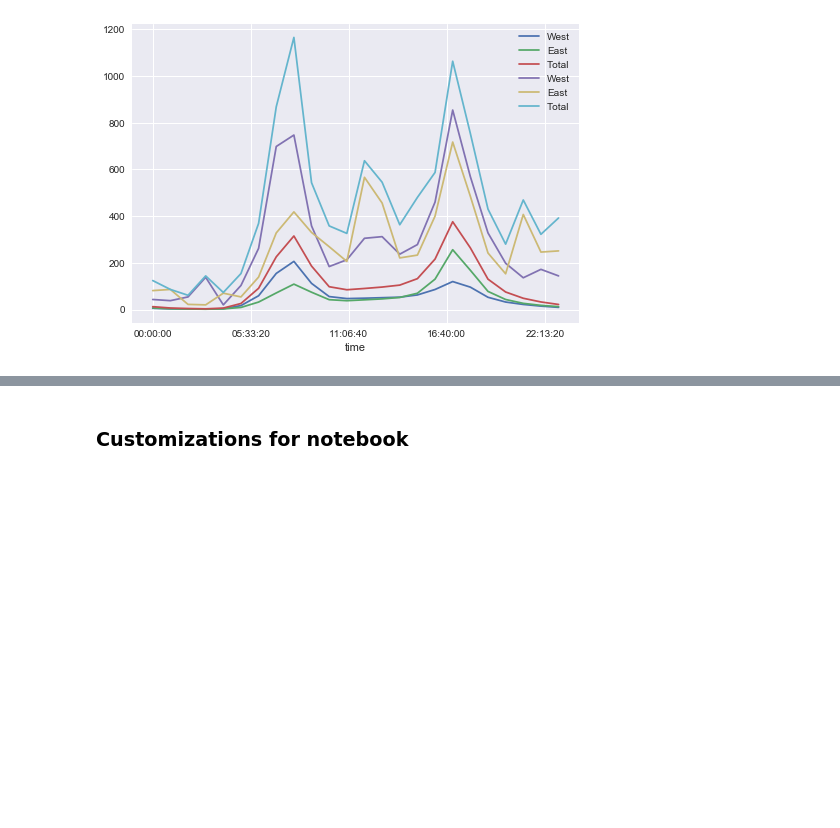
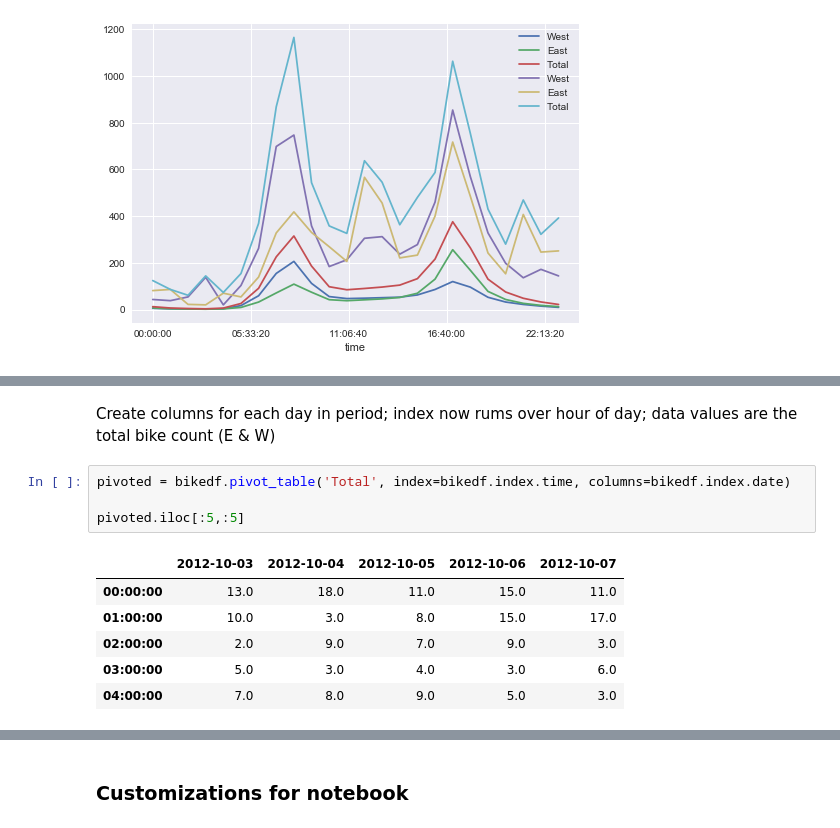
Before and after one commit to coolum001/BikeTripAnalysisNotebookProject, a Jupyter notebook: develop/2018-2-11-dc-BikeTripAnalysisNotebook.ipynb, the cells around one changed output, grey strips where cells are left out. Drawn from its saved outputs; the diff is of its cells as text; blank space fills up the shorter version.

```diff
--- a/develop/2018-2-11-dc-BikeTripAnalysisNotebook.ipynb
+++ b/develop/2018-2-11-dc-BikeTripAnalysisNotebook.ipynb
@@ -225,0 +243,13 @@ bikedf.groupby(bikedf.index.time).max().plot(ax=ax)
+# %% [markdown]
+Create columns for each day in period; index now rums over hour of day;  data values are the total bike count (E & W)
+# %%
+pivoted = bikedf.pivot_table('Total', index=bikedf.index.time, columns=bikedf.index.date)
+
+pivoted.iloc[:5,:5]
+# %% [output]
+|  | 2012-10-03 | 2012-10-04 | 2012-10-05 | 2012-10-06 | 2012-10-07 |
+| 00:00:00 | 13.0 | 18.0 | 11.0 | 15.0 | 11.0 |
+| 01:00:00 | 10.0 | 3.0 | 8.0 | 15.0 | 17.0 |
+| 02:00:00 | 2.0 | 9.0 | 7.0 | 9.0 | 3.0 |
+| 03:00:00 | 5.0 | 3.0 | 4.0 | 3.0 | 6.0 |
+| 04:00:00 | 7.0 | 8.0 | 9.0 | 5.0 | 3.0 |
```
Also changed, not shown: parts of 4 cells of this notebook, 2 other files.
